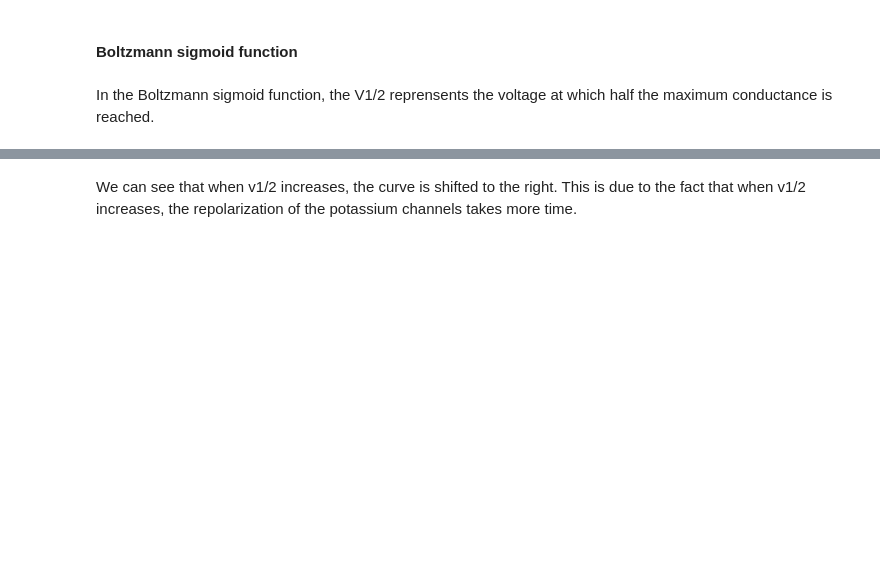
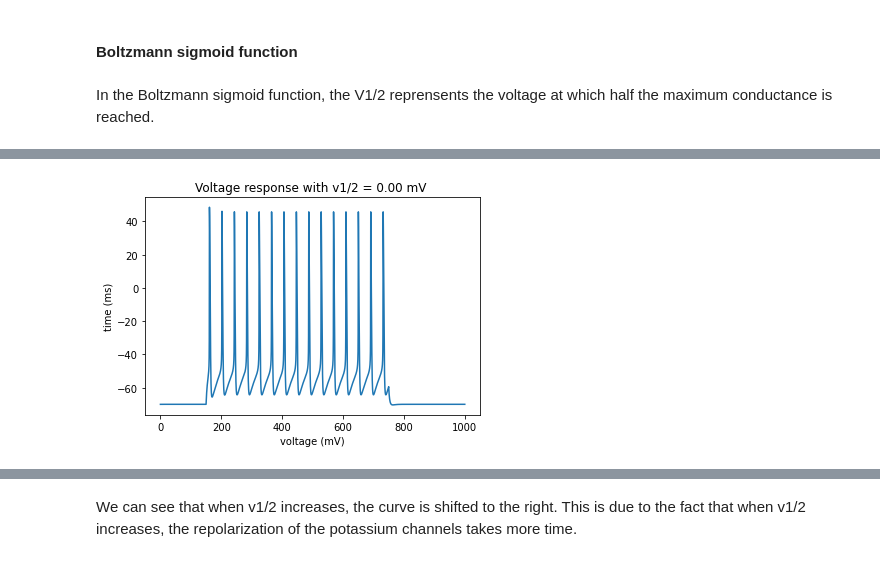
Before and after one commit to AlbrechtAlice/In-Silico-Neuroscience, a Jupyter notebook: Week3_HomeWork.ipynb, the cells around one changed output, grey strips where cells are left out. Saved outputs shown, nothing was run; the diff lists cells and outputs as text; code cells hidden in the pictures; blank space fills up the shorter version.

```diff
--- a/Week3_HomeWork.ipynb
+++ b/Week3_HomeWork.ipynb
@@ -413,0 +518,4 @@ def stimulate_soma(soma) :
+# %%
+plot_voltage_response(0)
+# %% [output]
+[figure, added]
```
Also changed, not shown: parts of 14 cells of this notebook.
